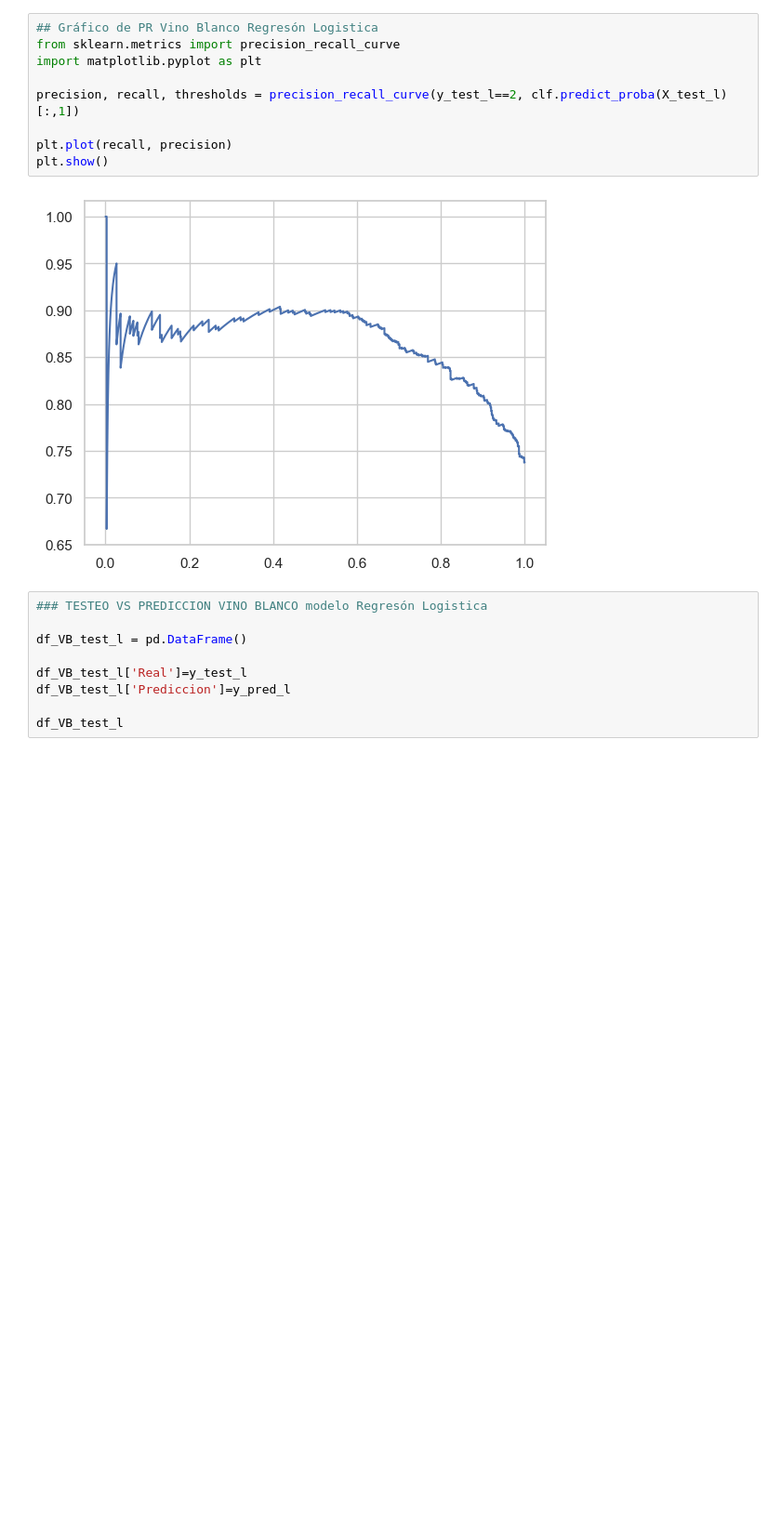
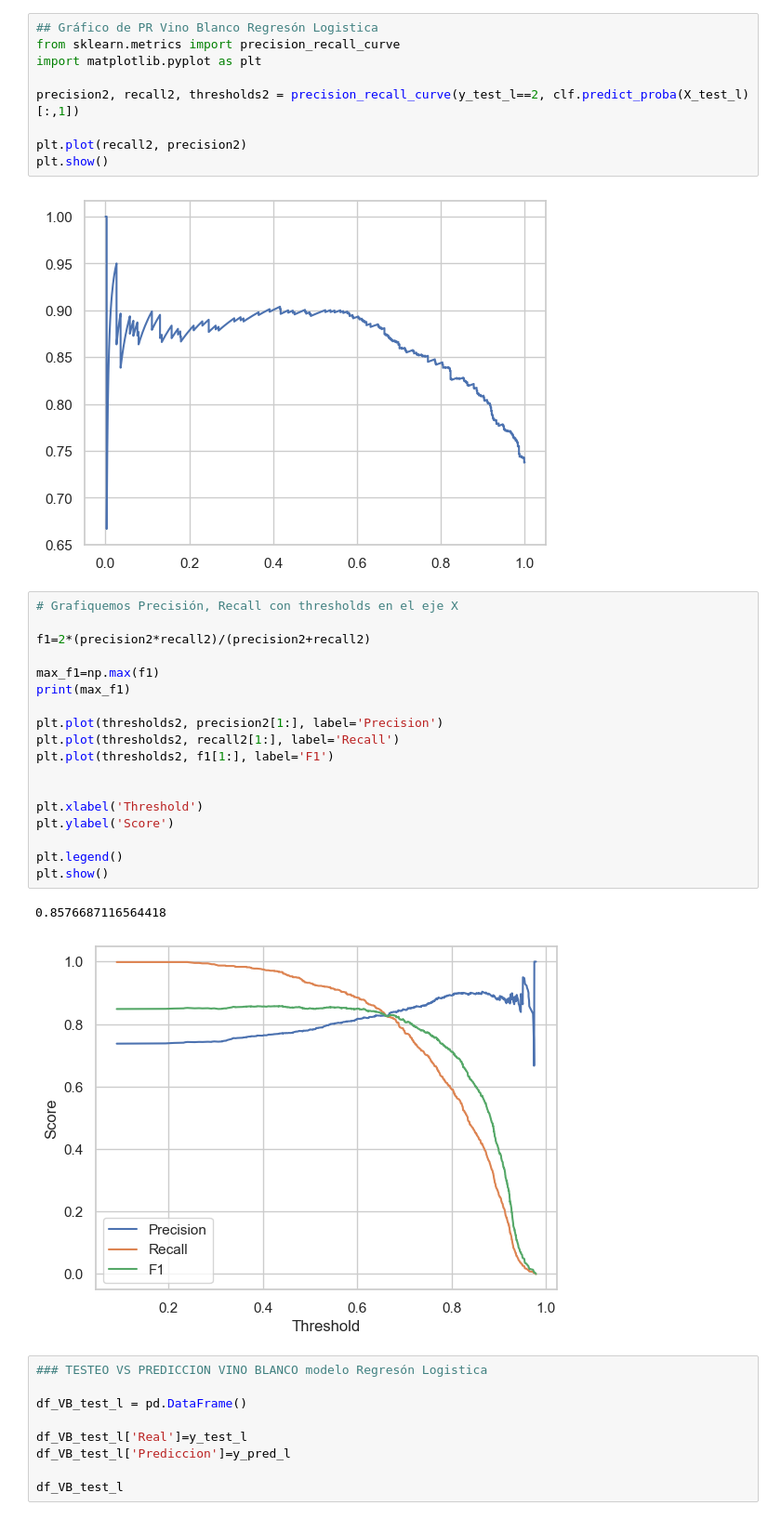
Before and after one commit to ccjaviers777/actividad_2_ml, a Jupyter notebook: Cuadernos/entrega2_v2.ipynb, the cells around one changed output. Shown at 93% size. Cells and saved outputs as stored; diff of their text form; blank space fills up the shorter version.

```diff
--- a/Cuadernos/entrega2_v2.ipynb
+++ b/Cuadernos/entrega2_v2.ipynb
@@ -1196,12 +1170,33 @@ weighted avg       0.72      0.76      0.72       980
 from sklearn.metrics import precision_recall_curve
 import matplotlib.pyplot as plt
 
-precision, recall, thresholds = precision_recall_curve(y_test_l==2, clf.predict_proba(X_test_l)[:,1])
+precision2, recall2, thresholds2 = precision_recall_curve(y_test_l==2, clf.predict_proba(X_test_l)[:,1])
 
-plt.plot(recall, precision)
+plt.plot(recall2, precision2)
 plt.show()
 # %% [output]
 [figure]
+# %%
+# Grafiquemos Precisión, Recall con thresholds en el eje X
+
+f1=2*(precision2*recall2)/(precision2+recall2)
+
+max_f1=np.max(f1)
+print(max_f1)
+
+plt.plot(thresholds2, precision2[1:], label='Precision')
+plt.plot(thresholds2, recall2[1:], label='Recall')
+plt.plot(thresholds2, f1[1:], label='F1')
+
+
+plt.xlabel('Threshold')
+plt.ylabel('Score')
+
+plt.legend()
+plt.show()
+# %% [output]
+0.8576687116564418
+[figure, added]
 # %%
 ### TESTEO VS PREDICCION VINO BLANCO modelo Regresón Logistica
 
```
Also changed, not shown: parts of 25 cells of this notebook.
